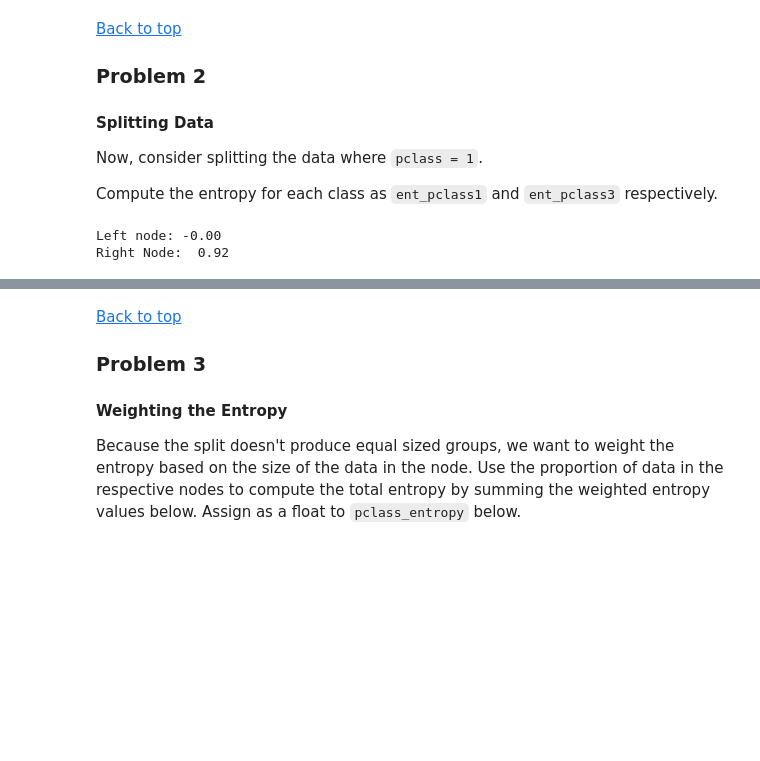
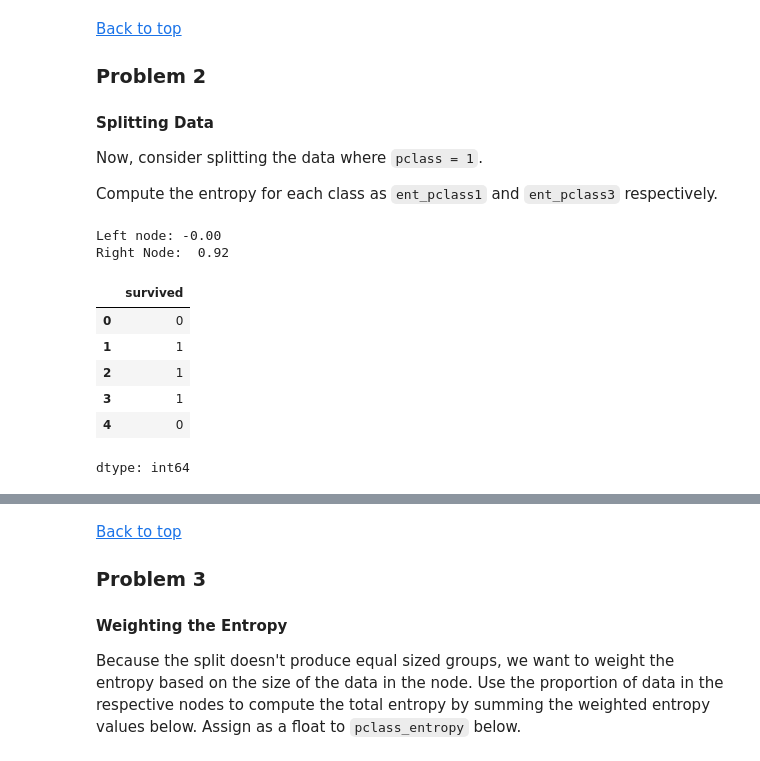
Before and after one commit to Subroy1/MSAI_AllPracticeModules, a Jupyter notebook: Module 14/colab_activity14_3.ipynb, the cells around one changed output, grey strips where cells are left out. Saved outputs shown, nothing was run; the diff lists cells and outputs as text; code cells hidden in the pictures; blank space fills up the shorter version.

```diff
--- a/Module 14/colab_activity14_3.ipynb
+++ b/Module 14/colab_activity14_3.ipynb
@@ -84,10 +75,18 @@ Compute the entropy for each class as `ent_pclass1` and `ent_pclass3` respective
 # %%
 ent_pclass1 = -(2/2)*np.log2(2/2)
 ent_pclass3 = -((1/3)*np.log2(1/3)) - ((2/3)*np.log2(2/3))
 
 
 # Answer check
 print(f'Left node: {ent_pclass1: .2f}\nRight Node: {ent_pclass3: .2f}')# -0.0, 0.92
+y
 # %% [output]
 Left node: -0.00
 Right Node:  0.92
+|  | survived |
+| 0 | 0 |
+| 1 | 1 |
+| 2 | 1 |
+| 3 | 1 |
+| 4 | 0 |
+dtype: int64
```
Also changed, not shown: parts of 8 cells of this notebook.
